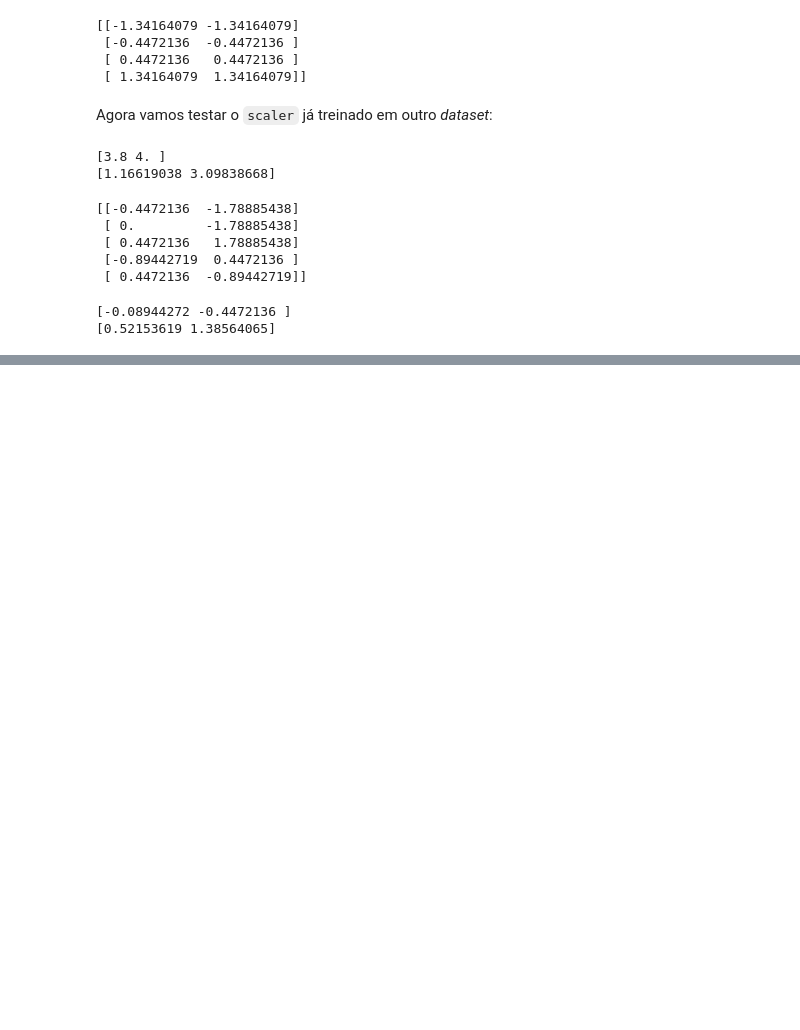
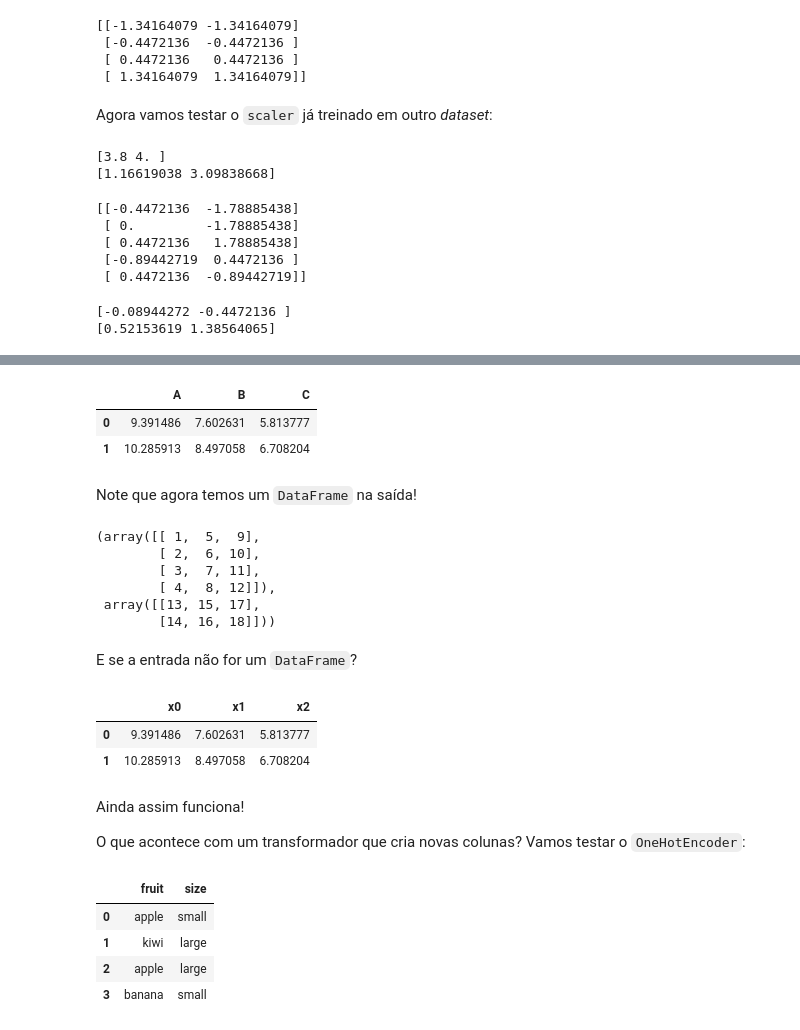
Before and after one commit to marinnagc/ml_labs_marinnagc, a Jupyter notebook: labs/01_regression/answers/task_02/notebooks/01_pipeline.ipynb, the cells around one changed output, grey strips where cells are left out. Cells and saved outputs as stored; diff of their text form; code cells hidden in the pictures; blank space fills up the shorter version.

```diff
--- a/labs/01_regression/answers/task_02/notebooks/01_pipeline.ipynb
+++ b/labs/01_regression/answers/task_02/notebooks/01_pipeline.ipynb
@@ -151,0 +559,41 @@ print(X_test_scaled.std(axis=0))
+# %%
+scaler_for_pandas.fit(X_train)
+
+X_test_scaled = scaler_for_pandas.transform(X_test)
+
+X_test_scaled
+# %% [output]
+|  | A | B | C |
+| 0 | 9.391486 | 7.602631 | 5.813777 |
+| 1 | 10.285913 | 8.497058 | 6.708204 |
+# %% [markdown]
+Note que agora temos um `DataFrame` na saída!
+# %%
+X_train_np = X_train.to_numpy()
+X_test_np = X_test.to_numpy()
+
+X_train_np, X_test_np
+# %% [output]
+(array([[ 1,  5,  9],
+        [ 2,  6, 10],
+        [ 3,  7, 11],
+        [ 4,  8, 12]]),
+ array([[13, 15, 17],
+        [14, 16, 18]]))
+# %% [markdown]
+E se a entrada não for um `DataFrame`?
+# %%
+scaler_for_pandas = StandardScaler().set_output(transform='pandas')
+
+scaler_for_pandas.fit(X_train_np)
+X_test_np_scaled = scaler_for_pandas.transform(X_test_np)
+
+X_test_np_scaled
+# %% [output]
+|  | x0 | x1 | x2 |
+| 0 | 9.391486 | 7.602631 | 5.813777 |
+| 1 | 10.285913 | 8.497058 | 6.708204 |
+# %% [markdown]
+Ainda assim funciona!
+
+O que acontece com um transformador que cria novas colunas? Vamos testar o `OneHotEncoder`:
@@ -151,0 +603,18 @@ print(X_test_scaled.std(axis=0))
+# %%
+import pandas as pd
+
+# Fazendo um dataset para testar.
+X_train = pd.DataFrame(
+    {
+        'fruit': ['apple', 'kiwi', 'apple', 'banana'],
+        'size': ['small', 'large', 'large', 'small'],
+    },
+)
+
+X_train
+# %% [output]
+|  | fruit | size |
+| 0 | apple | small |
+| 1 | kiwi | large |
+| 2 | apple | large |
+| 3 | banana | small |
```
Also changed, not shown: parts of 66 cells of this notebook.
